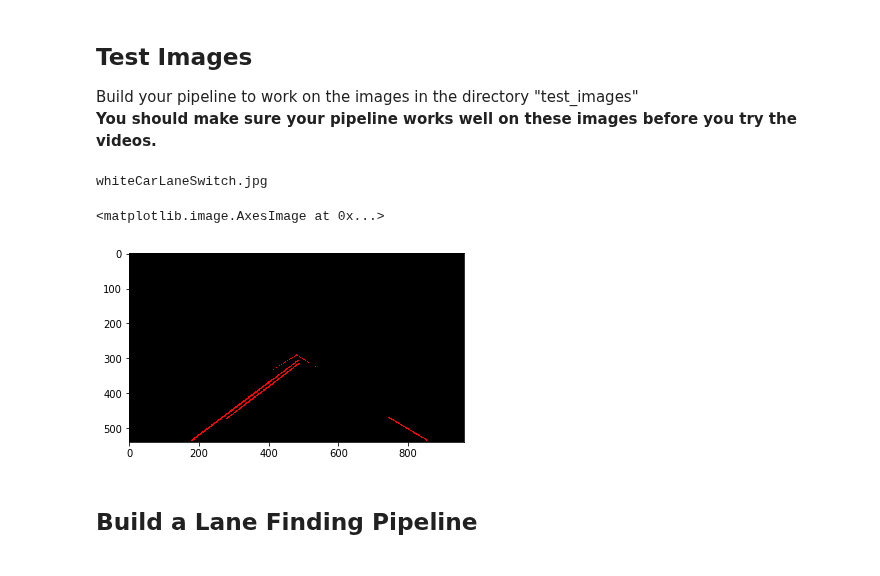
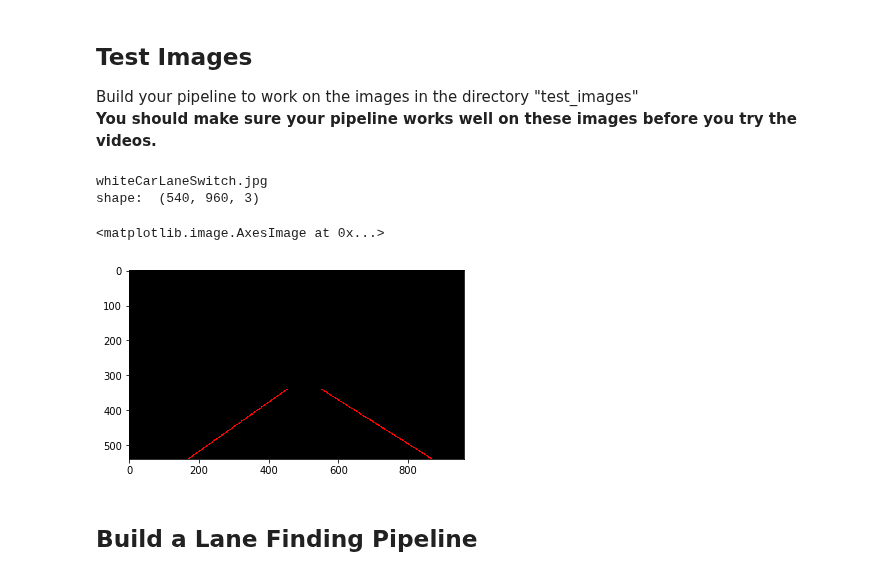
Before and after one commit to udacity/CarND-LaneLines-P1, a Jupyter notebook: P1.ipynb, the cells around one changed output. Cells and saved outputs as stored; diff of their text form; code cells hidden in the pictures.

Commit message:
hammers out line extrapolation

```diff
--- a/P1.ipynb
+++ b/P1.ipynb
@@ -185,6 +265,7 @@ imgs = os.listdir("test_images/")
 img = imgs[4]
 print(img)
 image = mpimg.imread("test_images/" + img)
+print('shape: ', image.shape)
 
 def pipeline(image):
     # Transform to grayscale
@@ -192,47 +273,40 @@ def pipeline(image):
 
     # Apply Region of Interest Mask
     base = 960
     baseDelta = 70
-    left_bottom = [baseDelta, 539]
-    right_bottom = [base - baseDelta, 539]
-    apex = [(base/2), 290]
+    left_bottom = [170, 539]
+    right_bottom = [880, 539]
+    apex = [((left_bottom[0] + right_bottom[0])/2), 290]
     vertices = np.array([[[left_bottom, right_bottom, apex]]], dtype=np.int32)
     masked = region_of_interest(gray, vertices)
 
     # Blur
-    kernel_size = 27
+    kernel_size = 17
     blur_gray = cv2.GaussianBlur(masked,(kernel_size, kernel_size), 0)
 
     # Canny Transform
     low_threshold = 15
     high_threshold = low_threshold * 2
     edges = cv2.Canny(blur_gray, low_threshold, high_threshold)
 
     # Hough Lines
     rho = 2
     theta = np.pi/180
     threshold = 15
     min_line_len = 100
     max_line_gap = 40
-    hough = hough_lines(edges, rho, theta, threshold, min_line_len, max_line_gap)
-
-    # Remove Mask Artifacts
-    base = 960
-    baseDelta = 100
-    left_bottom = [baseDelta, 539]
-    right_bottom = [base - baseDelta, 539]
-    vertices = np.array([[[left_bottom, right_bottom, apex]]], dtype=np.int32)
-    final = region_of_interest(hough, vertices)
+    final = hough_lines(edges, rho, theta, threshold, min_line_len, max_line_gap)
 
     return final
 
 
 final = pipeline(image)
 plt.imshow(final, cmap='Greys_r')
 # %% [output]
 whiteCarLaneSwitch.jpg
+shape:  (540, 960, 3)
 <matplotlib.image.AxesImage at 0x...>
-[figure, old version]
+[figure, new version]
 # %% [markdown]
 ## Build a Lane Finding Pipeline
 # %% [markdown]
```
Also changed, not shown: parts of 5 cells of this notebook, 7 other files.
